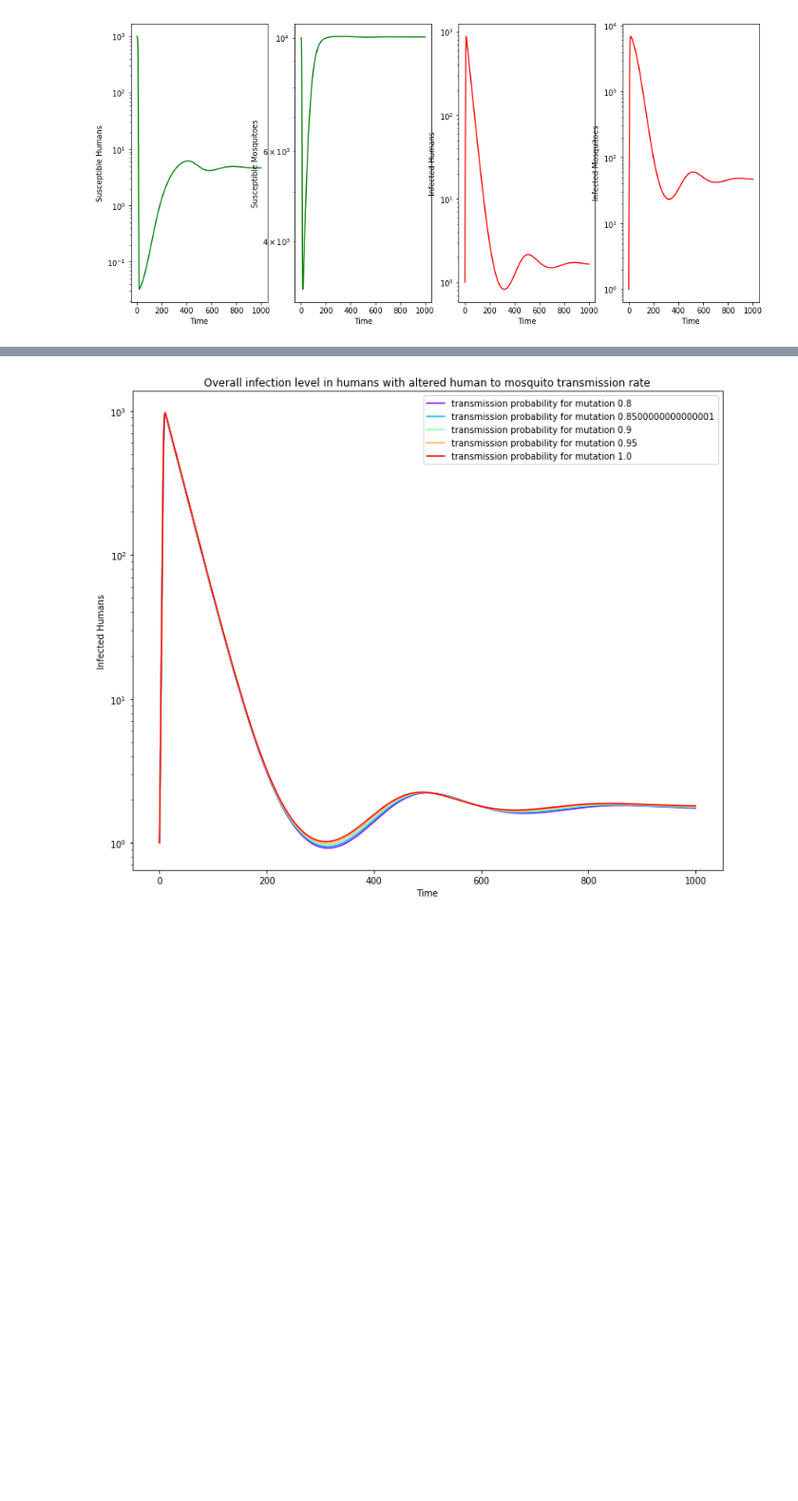
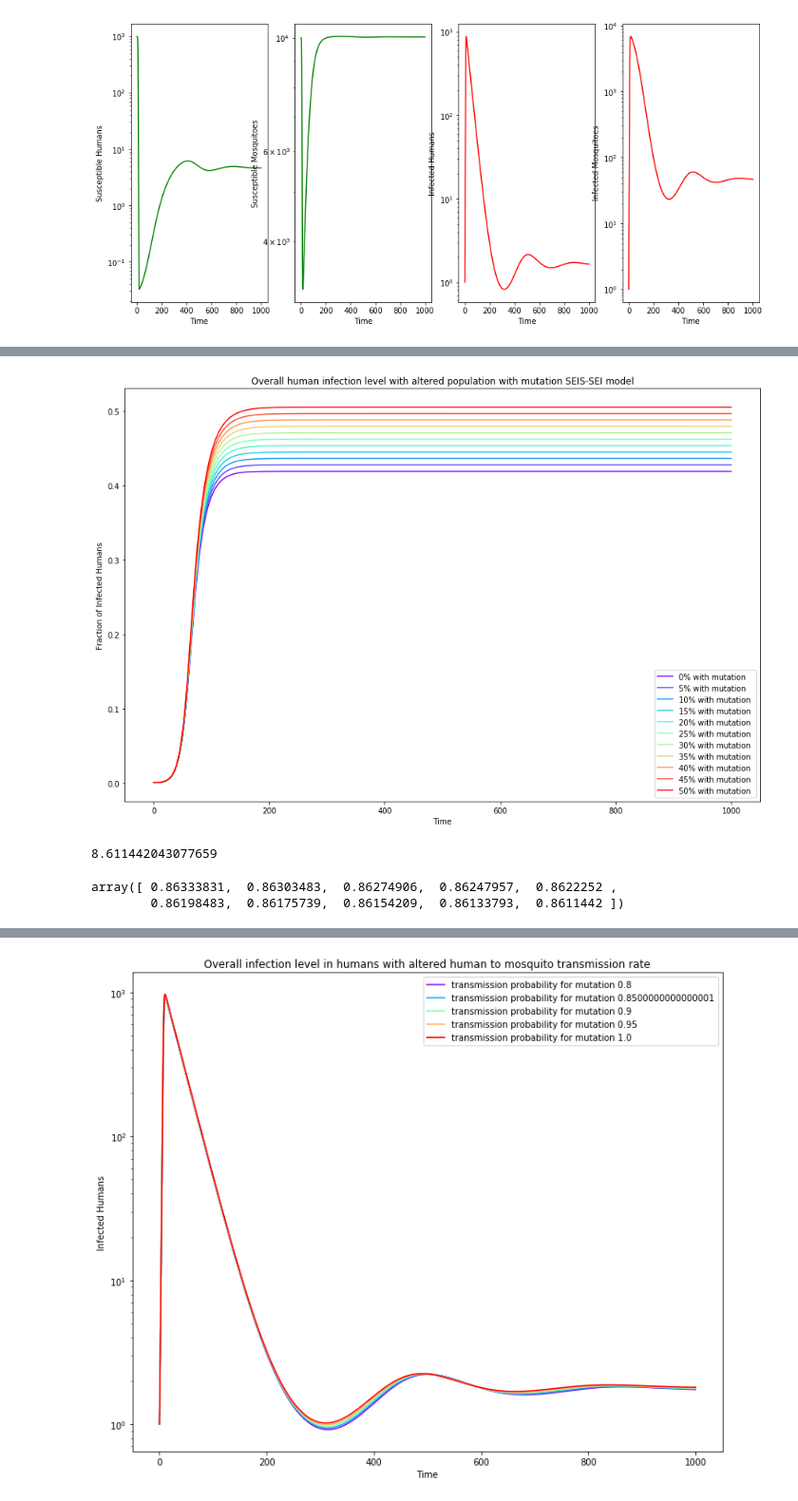
Before and after one commit to susiecant/MSc-project-code, a Jupyter notebook: differential equations with host mutation.ipynb, the cells around one changed output, grey strips where cells are left out. Shown at 95% size. Saved outputs shown, nothing was run; the diff lists cells and outputs as text; code cells hidden in the pictures; blank space fills up the shorter version.

```diff
--- a/differential equations with host mutation.ipynb
+++ b/differential equations with host mutation.ipynb
@@ -5,7 +5,7 @@ import pylab as pl
 import matplotlib.pyplot as plt
 # %%
 
-nlines=5
+nlines=11
 rainbow=cmap=plt.get_cmap('rainbow')
 line_colors = cmap(np.linspace(0,1,nlines))
 # %%
@@ -216,0 +205,43 @@ plt.show()
+# %%
+m=np.linspace(0,500,11)
+RES_m=np.zeros((1001,9,11))
+
+r=0.5/1e3;
+
+beta=np.array([[0, 0.2], [0.5, 0.5]]);
+sigma=np.array([0.025,0.143])
+d=np.array([5.5e-5, 0.05]);
+nu=np.array([5.5e-2, 5e2]);
+gamma=np.array([0.033, 0,0.0165]);
+
+
+for i in range(11):
+    mutants=m[i]
+    N=1e3-mutants
+    X0=np.array([1e3-mutants,mutants, 1e4]);
+    Y0=np.array([0,0,0,1,0, 1]);
+    ND=MaxTime=1000.0;
+    TS=1.0
+
+    INPUT=np.hstack((X0,Y0))
+
+    t_start = 0.0; t_end = ND; t_inc = TS
+    t_range = np.arange(t_start, t_end+t_inc, t_inc)
+    RES_mut = spi.odeint(SEIS_SI_mut,INPUT,t_range)
+    RES_m[:,:,i]=RES_mut
+# %%
+plt.figure(figsize=(15,10))
+for i in range(11):
+    plt.plot((RES_m[:,6,i]+RES_m[:,7,i])/1e3, c=line_colors[i], label='{0:.0f}% with mutation '.format(m[i]/10))
+
+plt.xlabel('Time')
+plt.ylabel('Fraction of Infected Humans')
+plt.title('Overall human infection level with altered population with mutation SEIS-SEI model')
+plt.legend()
+plt.show()
+# %% [output]
+[figure, added]
+# %%
+(RES_m[-1,6,10]+RES_m[-1,7,10])-RES_m[-1,6,9]-RES_m[-1,7,9]
+# %% [output]
+8.611442043077659
@@ -216,0 +252,5 @@ plt.show()
+# %%
+dif*100
+# %% [output]
+array([ 0.86333831,  0.86303483,  0.86274906,  0.86247957,  0.8622252 ,
+        0.86198483,  0.86175739,  0.86154209,  0.86133793,  0.8611442 ])
```
Also changed, not shown: parts of 20 cells of this notebook, 1 other file.
